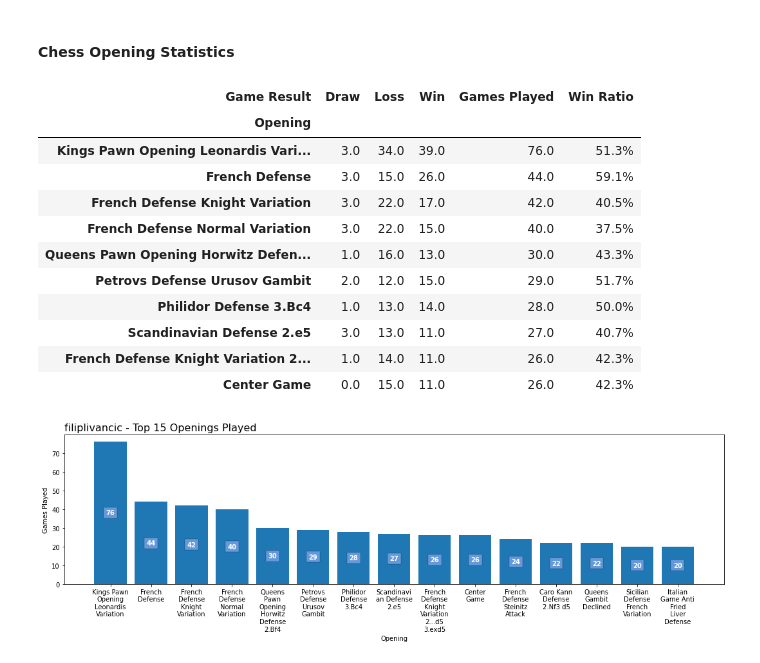
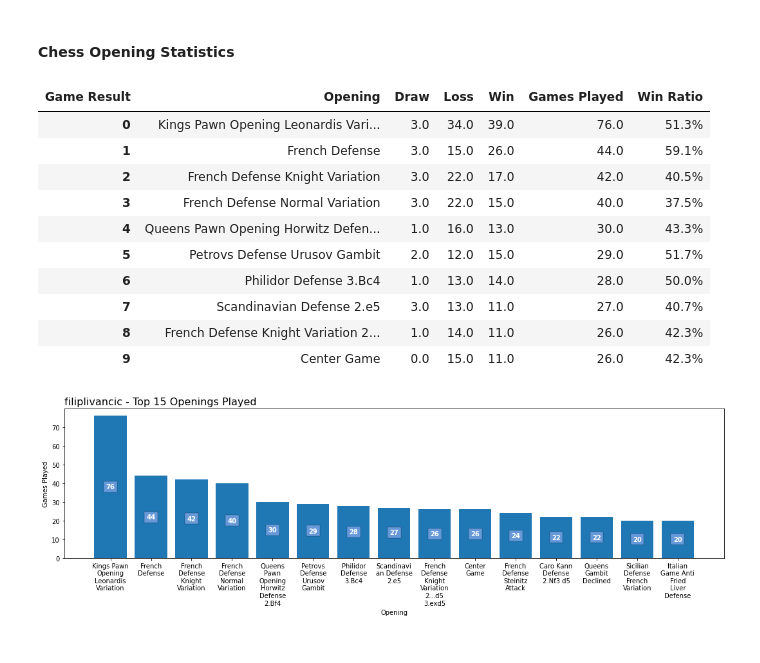
Before and after one commit to Filpill/chess_analysis, a Jupyter notebook: chess_analysis_v2.ipynb, the cells around one changed output. Saved outputs shown, nothing was run; the diff lists cells and outputs as text; code cells hidden in the pictures.

```diff
--- a/chess_analysis_v2.ipynb
+++ b/chess_analysis_v2.ipynb
@@ -366,37 +366,39 @@ def chart_annotation(df,value_label,ax,chart_type):
 # %%
 #Grouping Most Played Chess Openings
 df_openings = df_blitz.groupby(['Opening','Game Result'])['rated'].count().reset_index(name='Games')
 df_openings = df_openings.pivot(index='Opening',columns=['Game Result'],values='Games')
 df_openings = df_openings.fillna(0)
 df_openings['Draw'][0]
 
 #Calculating Win Ratio for Each Opening
 total_games = []
 win_ratio   = []
 for i in range(df_openings.shape[0]):
     open_total = df_openings['Draw'][i] + df_openings['Loss'][i] + df_openings['Win'][i]
     opening_win_ratio  = df_openings['Win'][i]/open_total
     total_games.append(open_total)
     win_ratio.append(percentage_string(opening_win_ratio))
 
 #Appending List of Ratios to Pivot Table
 df_openings['Games Played'] = total_games
 df_openings['Win Ratio'] = win_ratio
 df_openings = df_openings.sort_values(by=['Games Played'],ascending=False)
+
+#Resetting index to flatten table
+df_openings.reset_index(inplace=True)
 df_openings.head(10)
 # %% [output]
-| Game Result | Draw | Loss | Win | Games Played | Win Ratio |
-| Opening |  |  |  |  |  |
-| Kings Pawn Opening Leonardis Vari... | 3.0 | 34.0 | 39.0 | 76.0 | 51.3% |
-| French Defense | 3.0 | 15.0 | 26.0 | 44.0 | 59.1% |
-| French Defense Knight Variation | 3.0 | 22.0 | 17.0 | 42.0 | 40.5% |
-| French Defense Normal Variation | 3.0 | 22.0 | 15.0 | 40.0 | 37.5% |
-| Queens Pawn Opening Horwitz Defen... | 1.0 | 16.0 | 13.0 | 30.0 | 43.3% |
-| Petrovs Defense Urusov Gambit | 2.0 | 12.0 | 15.0 | 29.0 | 51.7% |
-| Philidor Defense 3.Bc4 | 1.0 | 13.0 | 14.0 | 28.0 | 50.0% |
-| Scandinavian Defense 2.e5 | 3.0 | 13.0 | 11.0 | 27.0 | 40.7% |
-| French Defense Knight Variation 2... | 1.0 | 14.0 | 11.0 | 26.0 | 42.3% |
-| Center Game | 0.0 | 15.0 | 11.0 | 26.0 | 42.3% |
+| Game Result | Opening | Draw | Loss | Win | Games Played | Win Ratio |
+| 0 | Kings Pawn Opening Leonardis Vari... | 3.0 | 34.0 | 39.0 | 76.0 | 51.3% |
+| 1 | French Defense | 3.0 | 15.0 | 26.0 | 44.0 | 59.1% |
+| 2 | French Defense Knight Variation | 3.0 | 22.0 | 17.0 | 42.0 | 40.5% |
+| 3 | French Defense Normal Variation | 3.0 | 22.0 | 15.0 | 40.0 | 37.5% |
+| 4 | Queens Pawn Opening Horwitz Defen... | 1.0 | 16.0 | 13.0 | 30.0 | 43.3% |
+| 5 | Petrovs Defense Urusov Gambit | 2.0 | 12.0 | 15.0 | 29.0 | 51.7% |
+| 6 | Philidor Defense 3.Bc4 | 1.0 | 13.0 | 14.0 | 28.0 | 50.0% |
+| 7 | Scandinavian Defense 2.e5 | 3.0 | 13.0 | 11.0 | 27.0 | 40.7% |
+| 8 | French Defense Knight Variation 2... | 1.0 | 14.0 | 11.0 | 26.0 | 42.3% |
+| 9 | Center Game | 0.0 | 15.0 | 11.0 | 26.0 | 42.3% |
 # %%
 #Setting number of openings to display and wrapping text for readability
 number_of_openings = 15
```
Also changed, not shown: parts of 13 cells of this notebook, 7 other files.
